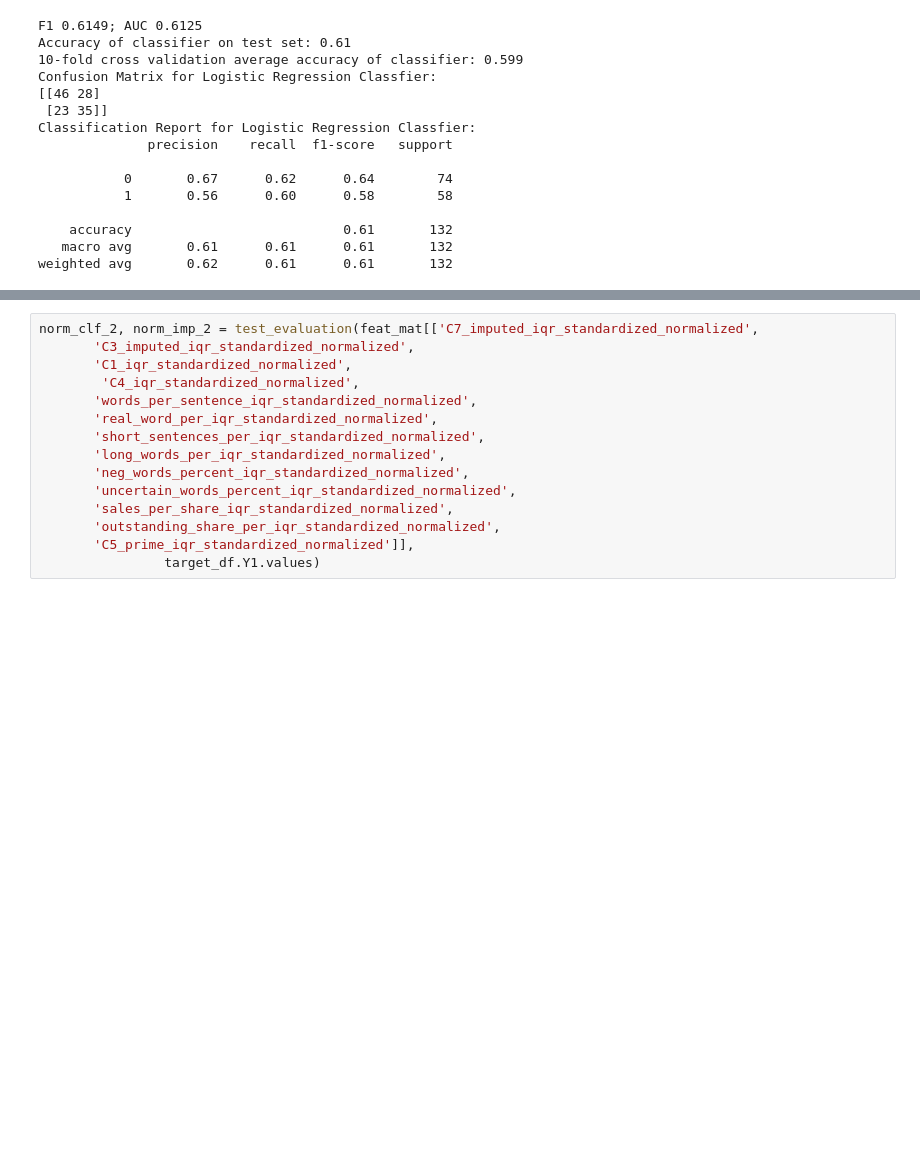
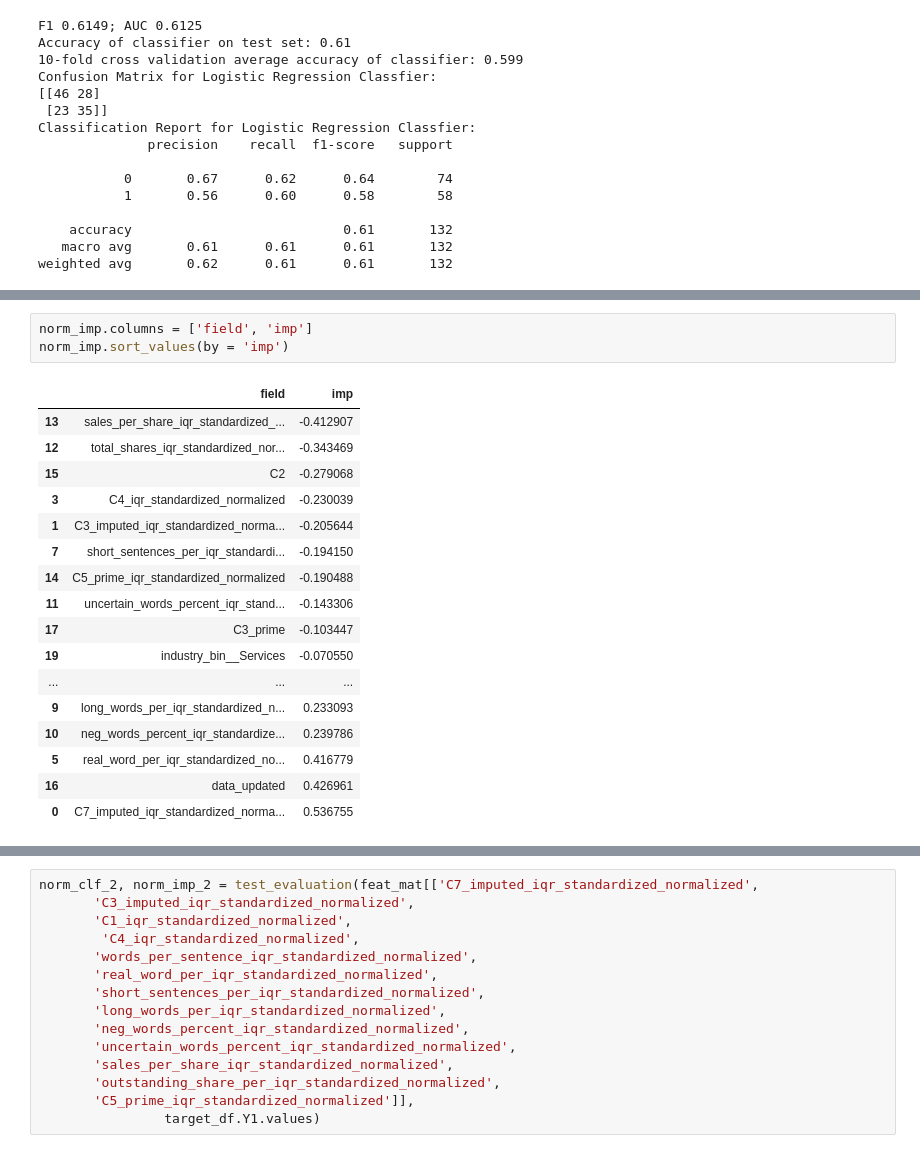
Before and after one commit to fairfield-university-ba545/project1-archana-s-team, a Jupyter notebook: data_prep-dylan.ipynb, the cells around one changed output, grey strips where cells are left out. Cells and saved outputs as stored; diff of their text form; blank space fills up the shorter version.

```diff
--- a/data_prep-dylan.ipynb
+++ b/data_prep-dylan.ipynb
@@ -1477,0 +1544,21 @@ norm_imp
+# %%
+norm_imp.columns = ['field', 'imp']
+norm_imp.sort_values(by = 'imp')
+# %% [output]
+|  | field | imp |
+| 13 | sales_per_share_iqr_standardized_... | -0.412907 |
+| 12 | total_shares_iqr_standardized_nor... | -0.343469 |
+| 15 | C2 | -0.279068 |
+| 3 | C4_iqr_standardized_normalized | -0.230039 |
+| 1 | C3_imputed_iqr_standardized_norma... | -0.205644 |
+| 7 | short_sentences_per_iqr_standardi... | -0.194150 |
+| 14 | C5_prime_iqr_standardized_normalized | -0.190488 |
+| 11 | uncertain_words_percent_iqr_stand... | -0.143306 |
+| 17 | C3_prime | -0.103447 |
+| 19 | industry_bin__Services | -0.070550 |
+| ... | ... | ... |
+| 9 | long_words_per_iqr_standardized_n... | 0.233093 |
+| 10 | neg_words_percent_iqr_standardize... | 0.239786 |
+| 5 | real_word_per_iqr_standardized_no... | 0.416779 |
+| 16 | data_updated | 0.426961 |
+| 0 | C7_imputed_iqr_standardized_norma... | 0.536755 |
```
Also changed, not shown: parts of 19 cells of this notebook.
